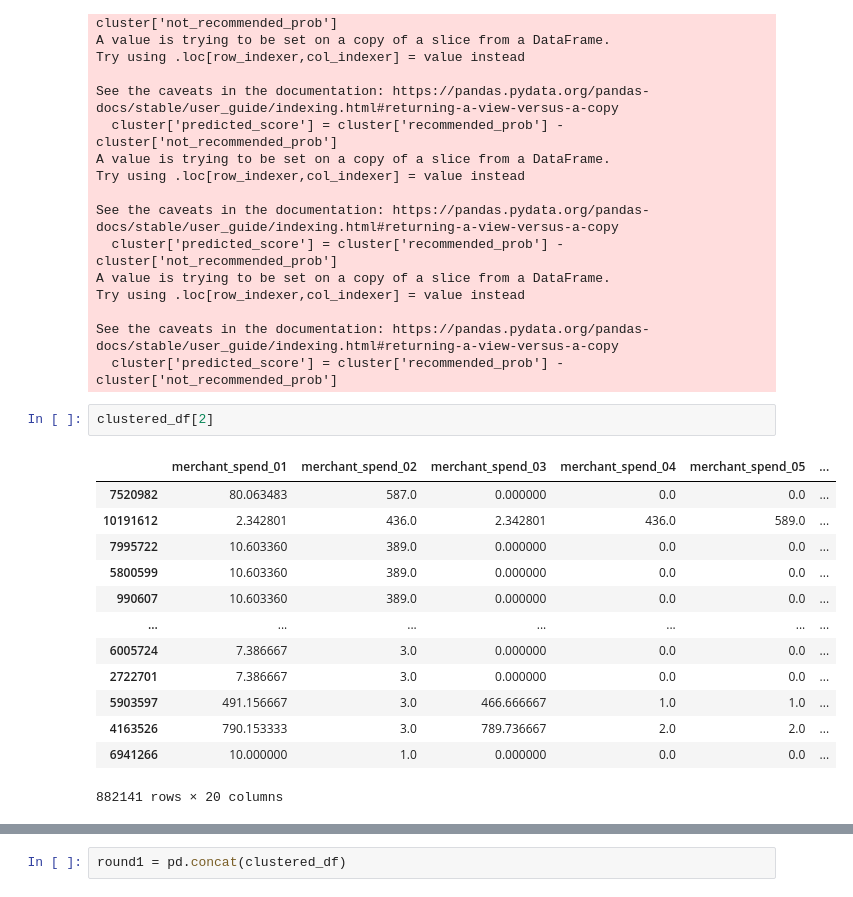
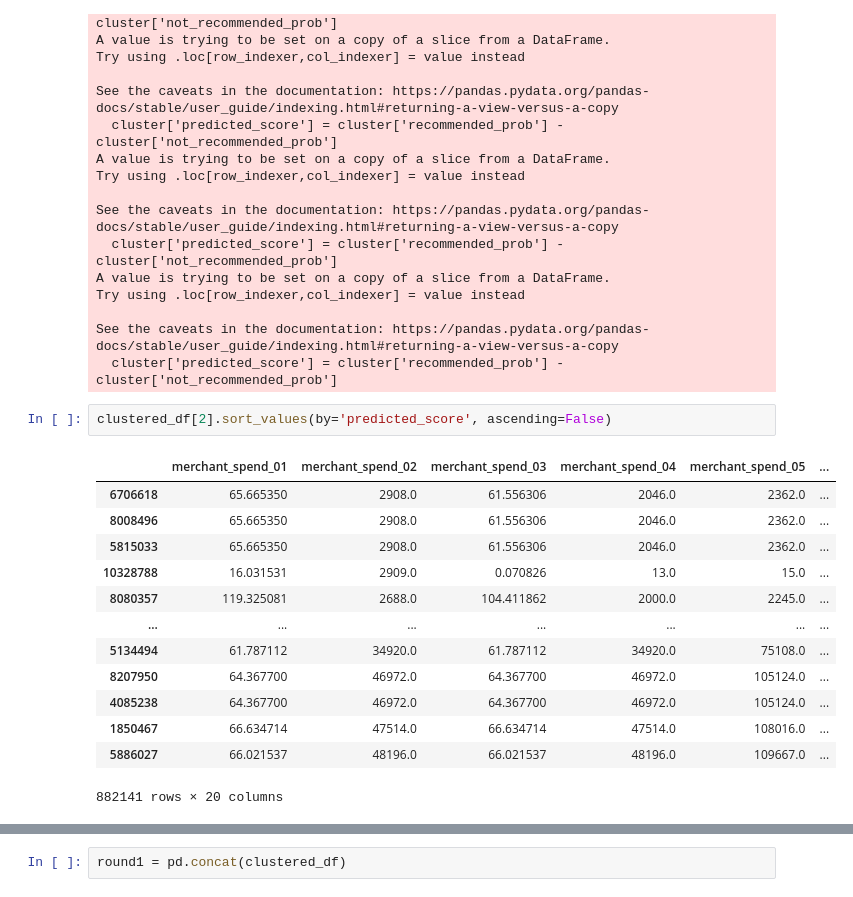
Before and after one commit to ItsEyan/Amex-Hackathon, a Jupyter notebook: eval.ipynb, the cells around one changed output, grey strips where cells are left out. Saved outputs shown, nothing was run; the diff lists cells and outputs as text.

```diff
--- a/eval.ipynb
+++ b/eval.ipynb
@@ -229,19 +235,19 @@ Try using .loc[row_indexer,col_indexer] = value instead
 
 See the caveats in the documentation: https://pandas.pydata.org/pandas-docs/stable/user_guide/indexing.html#returning-a-view-versus-a-copy
   cluster['predicted_score'] = cluster['recommended_prob'] - cluster['not_recommended_prob']
-# %%
-clustered_df[2]
-# %% [output]
-|  | merchant_spend_01 | merchant_spend_02 | merchant_spend_03 | merchant_spend_04 | merchant_spend_05 | ... |
-| 7520982 | 80.063483 | 587.0 | 0.000000 | 0.0 | 0.0 | ... |
-| 10191612 | 2.342801 | 436.0 | 2.342801 | 436.0 | 589.0 | ... |
-| 7995722 | 10.603360 | 389.0 | 0.000000 | 0.0 | 0.0 | ... |
-| 5800599 | 10.603360 | 389.0 | 0.000000 | 0.0 | 0.0 | ... |
-| 990607 | 10.603360 | 389.0 | 0.000000 | 0.0 | 0.0 | ... |
-| ... | ... | ... | ... | ... | ... | ... |
-| 6005724 | 7.386667 | 3.0 | 0.000000 | 0.0 | 0.0 | ... |
-| 2722701 | 7.386667 | 3.0 | 0.000000 | 0.0 | 0.0 | ... |
-| 5903597 | 491.156667 | 3.0 | 466.666667 | 1.0 | 1.0 | ... |
-| 4163526 | 790.153333 | 3.0 | 789.736667 | 2.0 | 2.0 | ... |
-| 6941266 | 10.000000 | 1.0 | 0.000000 | 0.0 | 0.0 | ... |
-882141 rows × 20 columns
+# %%
+clustered_df[2].sort_values(by='predicted_score', ascending=False)
+# %% [output]
+|  | merchant_spend_01 | merchant_spend_02 | merchant_spend_03 | merchant_spend_04 | merchant_spend_05 | ... |
+| 6706618 | 65.665350 | 2908.0 | 61.556306 | 2046.0 | 2362.0 | ... |
+| 8008496 | 65.665350 | 2908.0 | 61.556306 | 2046.0 | 2362.0 | ... |
+| 5815033 | 65.665350 | 2908.0 | 61.556306 | 2046.0 | 2362.0 | ... |
+| 10328788 | 16.031531 | 2909.0 | 0.070826 | 13.0 | 15.0 | ... |
+| 8080357 | 119.325081 | 2688.0 | 104.411862 | 2000.0 | 2245.0 | ... |
+| ... | ... | ... | ... | ... | ... | ... |
+| 5134494 | 61.787112 | 34920.0 | 61.787112 | 34920.0 | 75108.0 | ... |
+| 8207950 | 64.367700 | 46972.0 | 64.367700 | 46972.0 | 105124.0 | ... |
+| 4085238 | 64.367700 | 46972.0 | 64.367700 | 46972.0 | 105124.0 | ... |
+| 1850467 | 66.634714 | 47514.0 | 66.634714 | 47514.0 | 108016.0 | ... |
+| 5886027 | 66.021537 | 48196.0 | 66.021537 | 48196.0 | 109667.0 | ... |
+882141 rows × 20 columns
```
Also changed, not shown: parts of 5 cells of this notebook.
